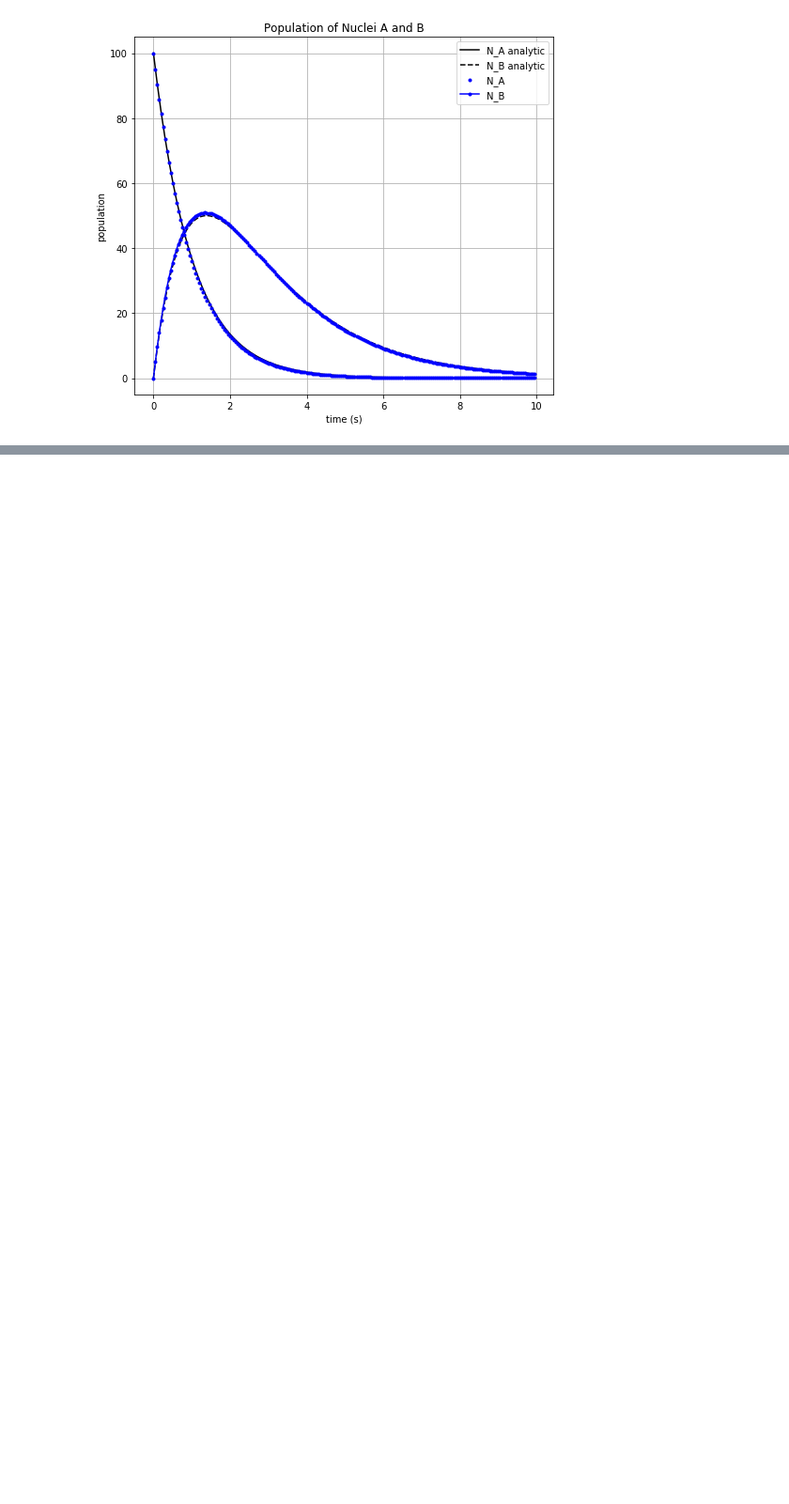
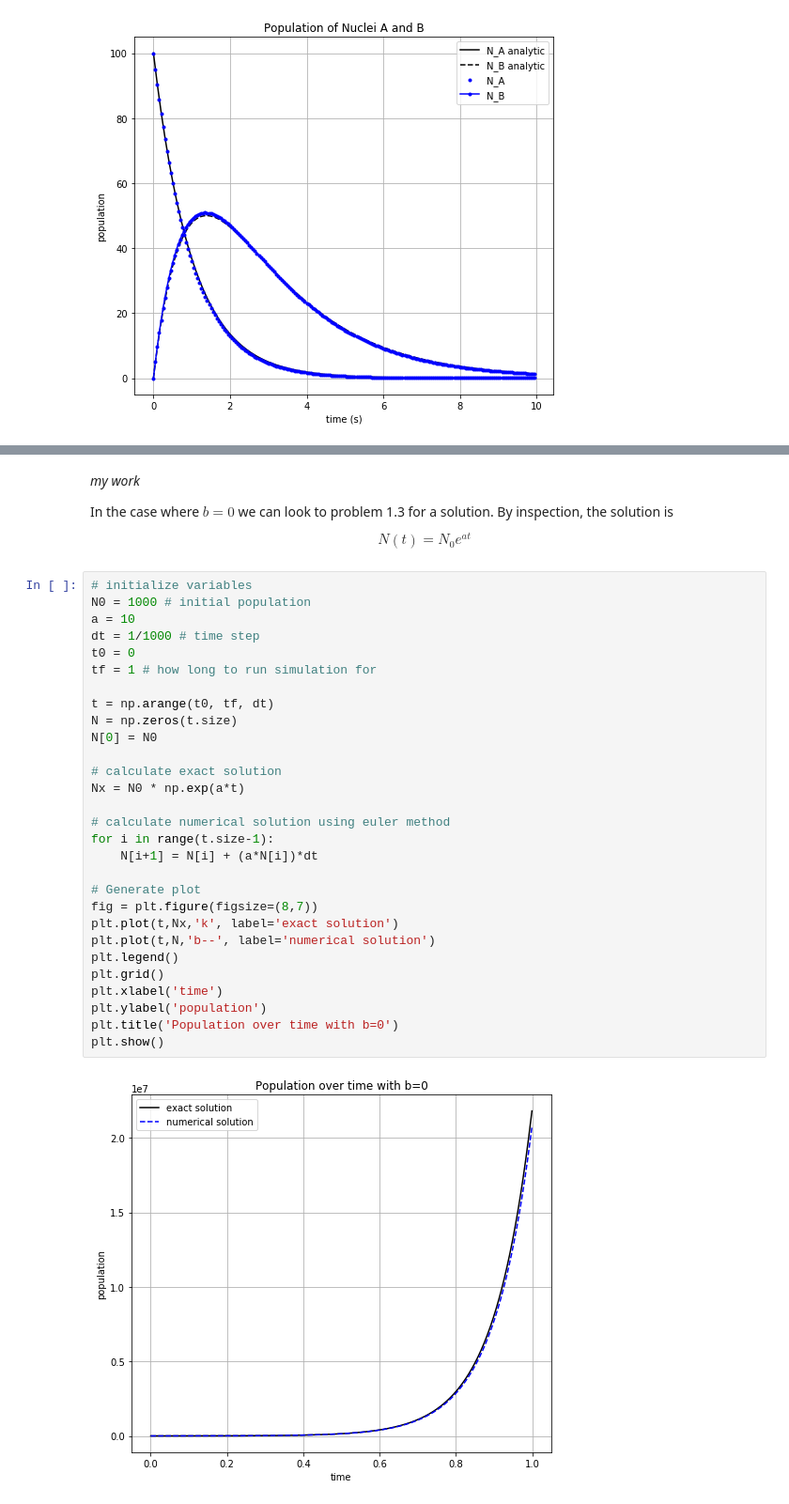
Before and after one commit to Cpt-Catnip/Computational_Physics_Giordano_Nakanishi, a Jupyter notebook: ch1_exercises.ipynb, the cells around one changed output, grey strips where cells are left out. Shown: that part at 94% size. Drawn from its saved outputs; the diff is of its cells as text; blank space fills up the shorter version.

Commit message:
updated ch 1 exercises
Only one challenge problem remains for chapter 1. I'll get to it some other time. I swear.

```diff
--- a/ch1_exercises.ipynb
+++ b/ch1_exercises.ipynb
@@ -243,0 +268,37 @@ plt.show()
+# %% [markdown]
+*my work*
+
+In the case where $b=0$ we can look to problem 1.3 for a solution. By inspection, the solution is
+
+$$N(t) = N_0e^{at}$$
+# %%
+# initialize variables
+N0 = 1000 # initial population
+a = 10
+dt = 1/1000 # time step
+t0 = 0
+tf = 1 # how long to run simulation for
+
+t = np.arange(t0, tf, dt)
+N = np.zeros(t.size)
+N[0] = N0
+
+# calculate exact solution
+Nx = N0 * np.exp(a*t)
+
+# calculate numerical solution using euler method
+for i in range(t.size-1):
+    N[i+1] = N[i] + (a*N[i])*dt
+
+# Generate plot
+fig = plt.figure(figsize=(8,7))
+plt.plot(t,Nx,'k', label='exact solution')
+plt.plot(t,N,'b--', label='numerical solution')
+plt.legend()
+plt.grid()
+plt.xlabel('time')
+plt.ylabel('population')
+plt.title('Population over time with b=0')
+plt.show()
+# %% [output]
+[figure, added]
```
Also changed, not shown: parts of 4 cells of this notebook.
